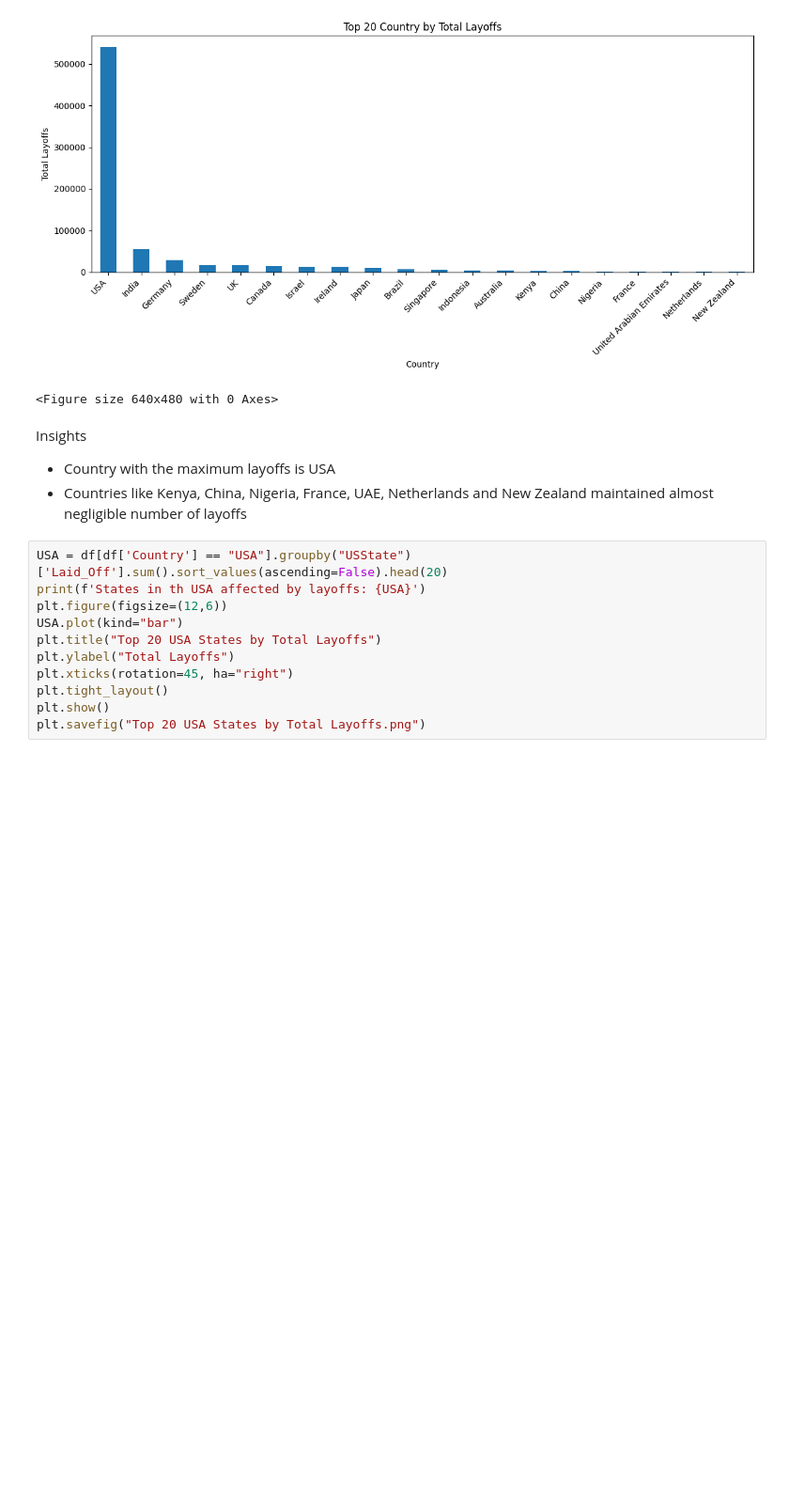
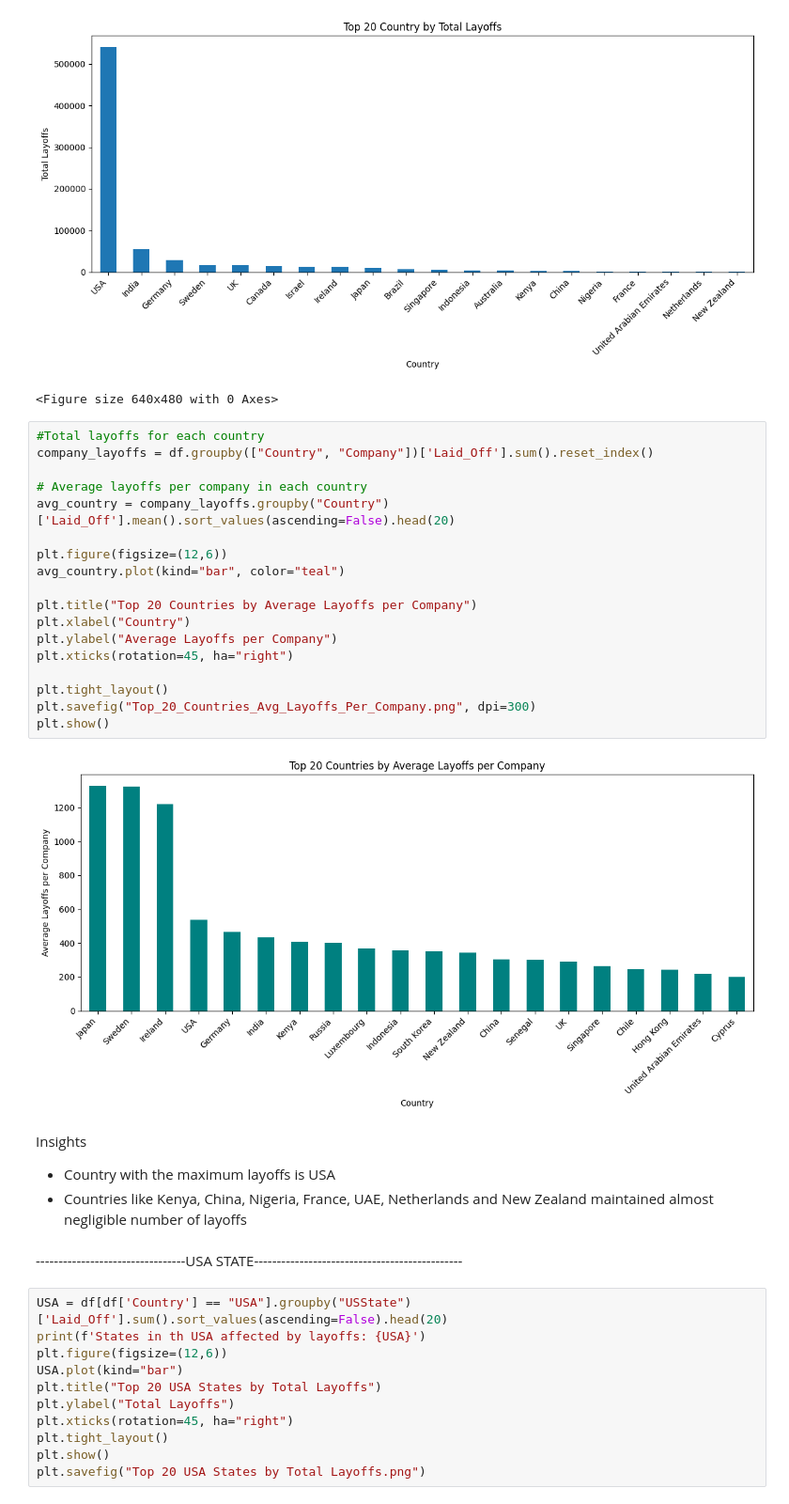
Before and after one commit to Ridima28/Global-Tech-Layoff-Analysis, a Jupyter notebook: layoff-eda.ipynb, the cells around one changed output. Shown at 94% size. Cells and saved outputs as stored; diff of their text form; blank space fills up the shorter version.

```diff
--- a/layoff-eda.ipynb
+++ b/layoff-eda.ipynb
@@ -332,10 +387,32 @@ New Zealand                  1025.0
 Name: Laid_Off, dtype: float64
 [figure]
 <Figure size 640x480 with 0 Axes>
+# %%
+#Total layoffs for each country
+company_layoffs = df.groupby(["Country", "Company"])['Laid_Off'].sum().reset_index()
+
+# Average layoffs per company in each country
+avg_country = company_layoffs.groupby("Country")['Laid_Off'].mean().sort_values(ascending=False).head(20)
+
+plt.figure(figsize=(12,6))
+avg_country.plot(kind="bar", color="teal")
+
+plt.title("Top 20 Countries by Average Layoffs per Company")
+plt.xlabel("Country")
+plt.ylabel("Average Layoffs per Company")
+plt.xticks(rotation=45, ha="right")
+
+plt.tight_layout()
+plt.savefig("Top_20_Countries_Avg_Layoffs_Per_Company.png", dpi=300)
+plt.show()
+# %% [output]
+[figure, added]
 # %% [markdown]
 Insights
   - Country with the maximum layoffs is USA
   - Countries like Kenya, China, Nigeria, France, UAE, Netherlands and New Zealand maintained almost negligible number of layoffs
+# %% [markdown]
+---------------------------------USA STATE----------------------------------------------
 # %%
 USA = df[df['Country'] == "USA"].groupby("USState")['Laid_Off'].sum().sort_values(ascending=False).head(20)
 print(f'States in th USA affected by layoffs: {USA}')
```
Also changed, not shown: parts of 11 cells of this notebook, 4 other files.
